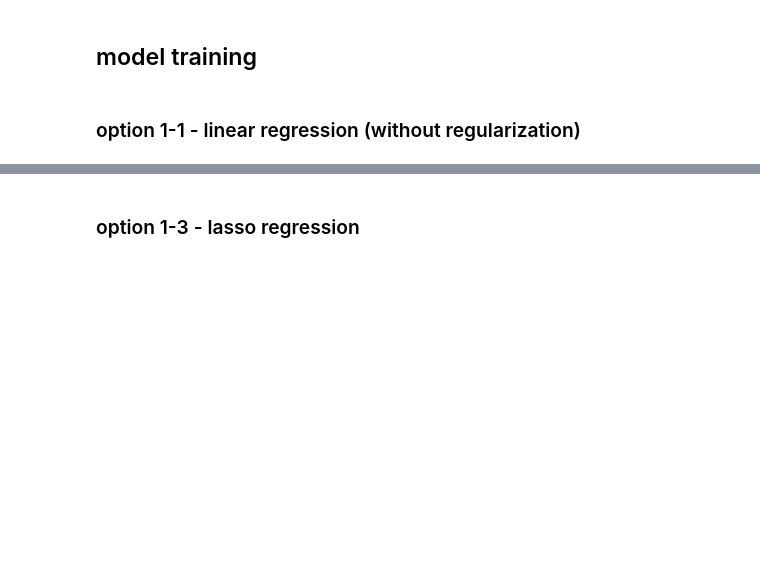
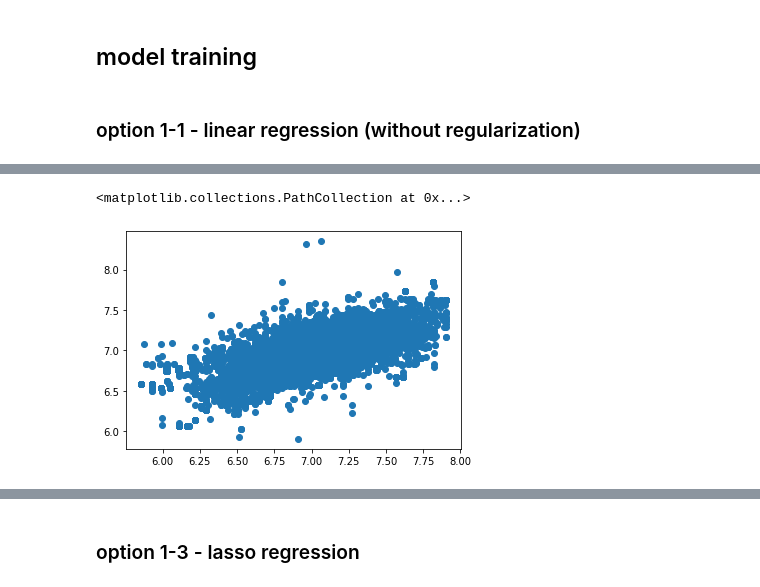
Before and after one commit to adriamd/ADSDB_project2, a Jupyter notebook: model.ipynb, the cells around one changed output, grey strips where cells are left out. Cells and saved outputs as stored; diff of their text form; code cells hidden in the pictures; blank space fills up the shorter version.

```diff
--- a/model.ipynb
+++ b/model.ipynb
@@ -153,5 +141,5 @@ def printMetrics(y_true, y_pred):
 ### option 1-1 - linear regression (without regularization)
 # %%
 reg = LinearRegression().fit(X_train, y_train)
-yhat_train = reg.predict(X_train)
-yhat_val = reg.predict(X_val)
+yhat_train_lin = reg.predict(X_train)
+yhat_val_lin = reg.predict(X_val)
@@ -157,0 +160,5 @@ yhat_val = reg.predict(X_val)
+# %%
+plt.scatter(y_train, yhat_train_lin)
+# %% [output]
+<matplotlib.collections.PathCollection at 0x...>
+[figure, added]
```
Also changed, not shown: parts of 60 cells of this notebook, 3 other files.
